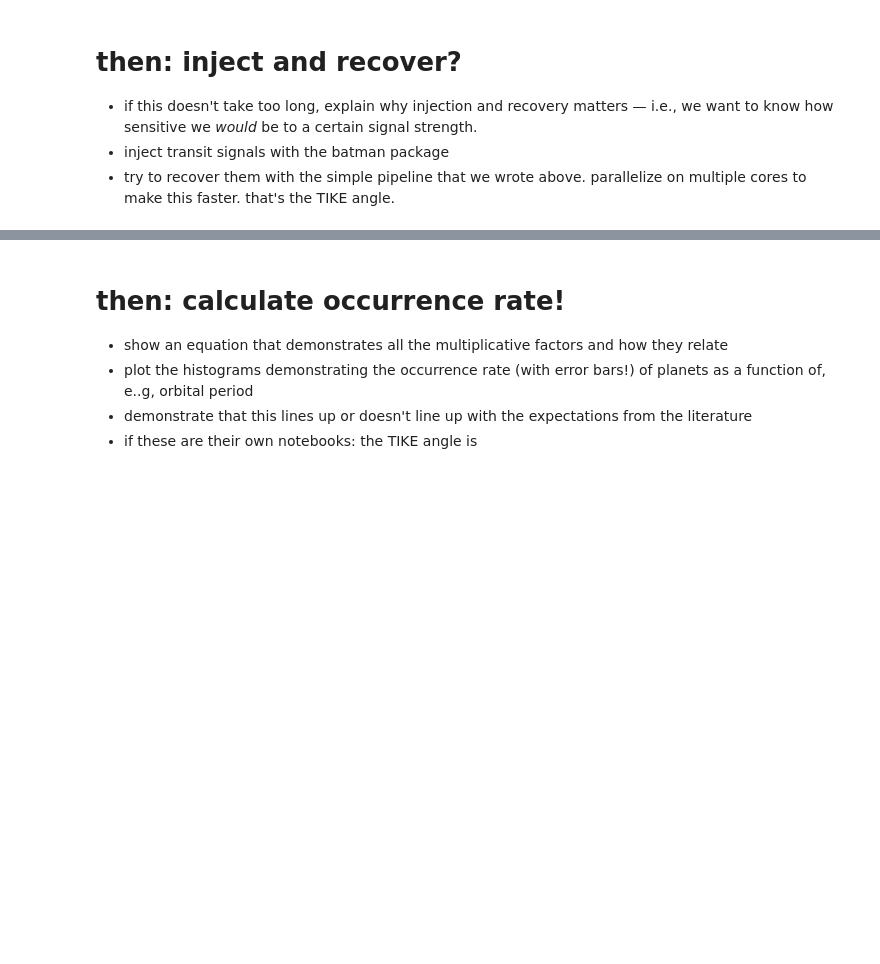
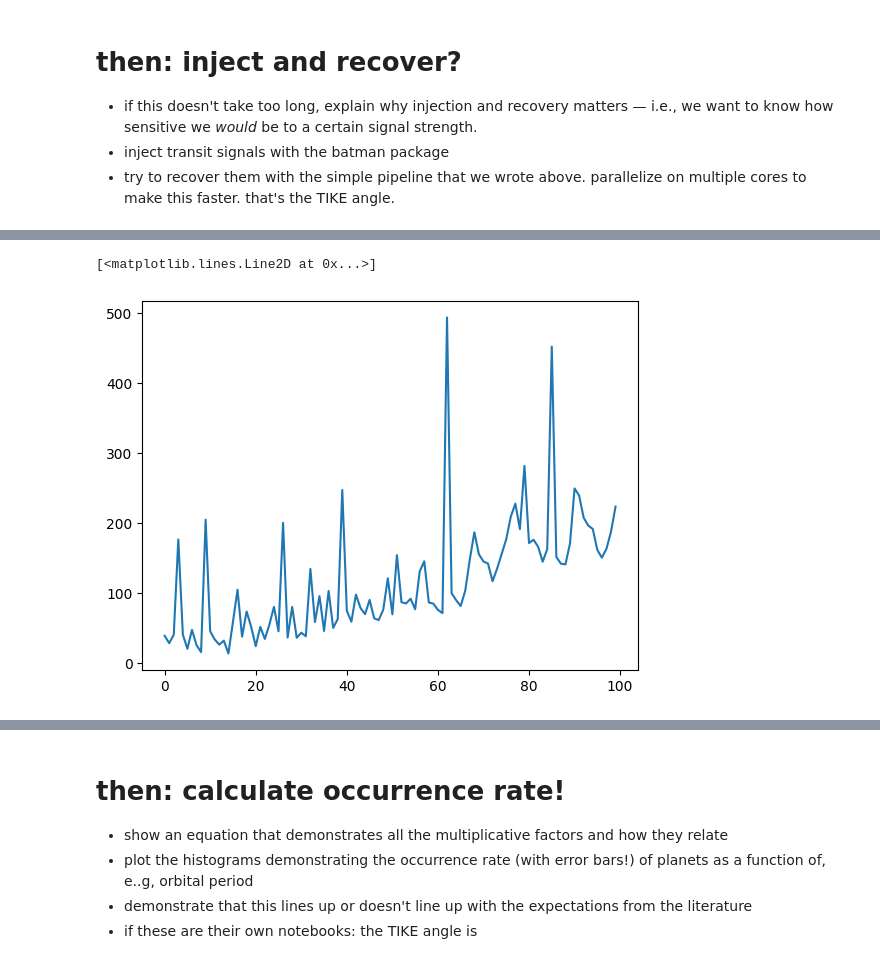
Before and after one commit to spacetelescope/tike_content, a Jupyter notebook: content/notebooks/occurrence_rate/occurrence.ipynb, the cells around one changed output, grey strips where cells are left out. Saved outputs shown, nothing was run; the diff lists cells and outputs as text; code cells hidden in the pictures; blank space fills up the shorter version.

```diff
--- a/content/notebooks/occurrence_rate/occurrence.ipynb
+++ b/content/notebooks/occurrence_rate/occurrence.ipynb
@@ -637,0 +644,5 @@ Ptr = 0.9 * (Rs + Rp)/a
+# %%
+plt.plot(results.depth_snr)
+# %% [output]
+[<matplotlib.lines.Line2D at 0x...>]
+[figure, added]
```
Also changed, not shown: parts of 111 cells of this notebook.
